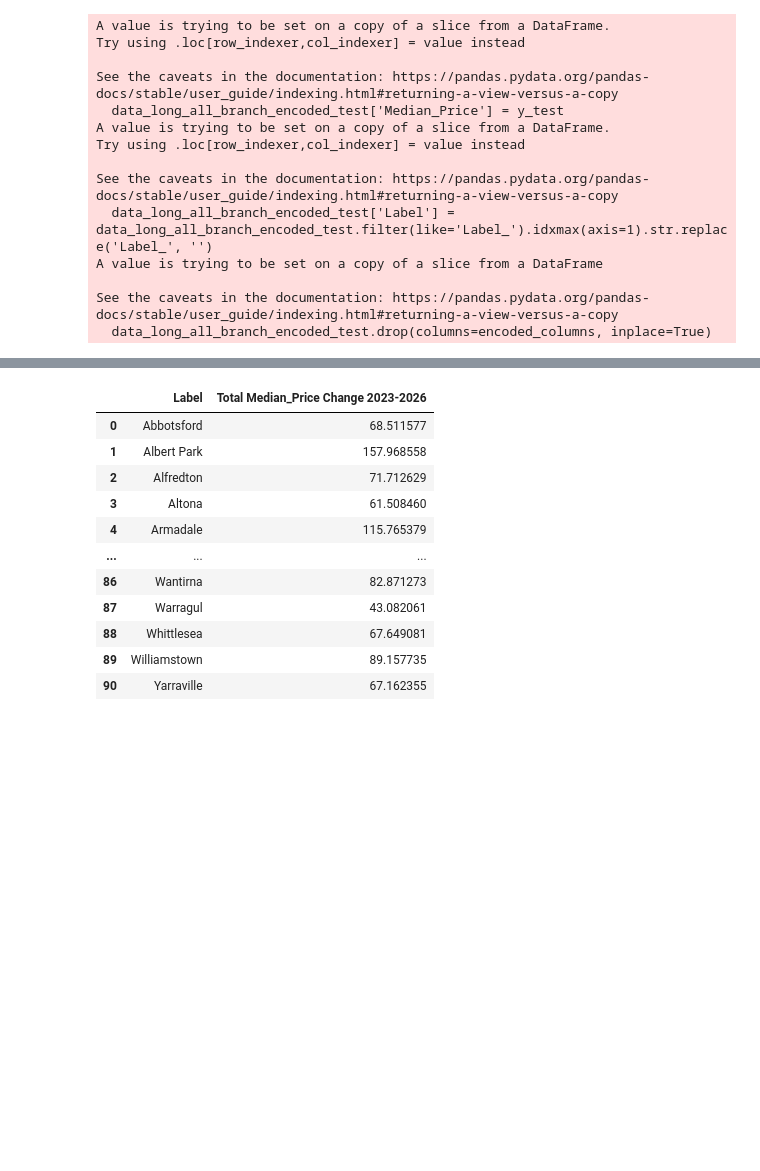
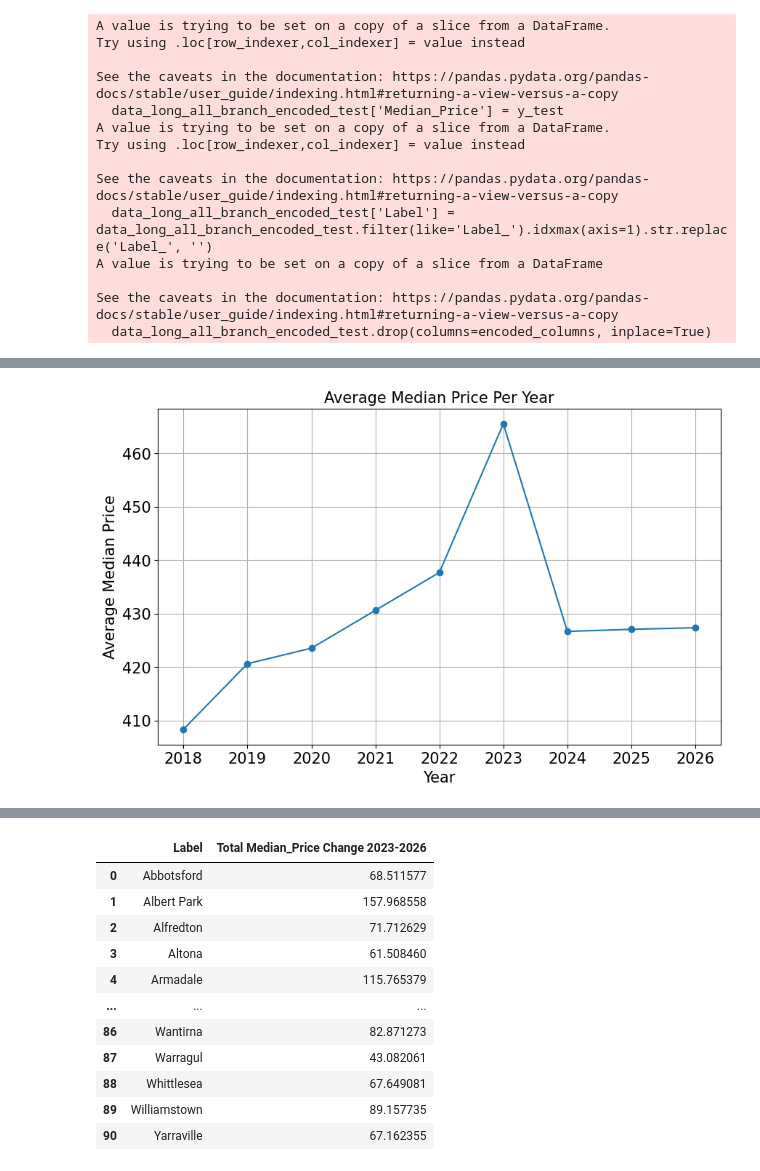
Before and after one commit to MAST30034-AppliedDataScience/project-2-group-real-estate-hexosergeantchelelebratebonitz, a Jupyter notebook: notebooks/Can/Modelling.ipynb, the cells around one changed output, grey strips where cells are left out. Cells and saved outputs as stored; diff of their text form; code cells hidden in the pictures; blank space fills up the shorter version.

```diff
--- a/notebooks/Can/Modelling.ipynb
+++ b/notebooks/Can/Modelling.ipynb
@@ -755,3 +749,19 @@ A value is trying to be set on a copy of a slice from a DataFrame
 
 See the caveats in the documentation: https://pandas.pydata.org/pandas-docs/stable/user_guide/indexing.html#returning-a-view-versus-a-copy
   data_long_all_branch_encoded_test.drop(columns=encoded_columns, inplace=True)
+# %%
+# Tests for XGBoost model
+X_test = data_long_all_branch_cat_test.drop(columns=['Median_Price','Lagged Median_Price','Median_Price Growth','Avg Median_Price Growth','Avg Median_Price Change'])
+dtest = xgb.DMatrix(X_test, enable_categorical=True)
+
+y_test = xgb_model.predict(dtest)
+y_test = np.exp(y_test)
+
+# Add the predicted median prices to the data_long_all_cat_test dataframe
+data_long_all_branch_cat_test['Median_Price'] = y_test
+data_long_all_branch_cat_test
+
+# Join the data_long_all_branch_cat_train and data_long_all_branch_cat_test dataframes
+data_long_all_branch_cat_final = pd.concat([data_long_all_branch_cat_train, data_long_all_branch_cat_test])
+data_long_all_branch_cat_final = data_long_all_branch_cat_final.sort_values(by=['Label', 'Year'])
+data_long_all_branch_cat_final
@@ -758,3 +787,21 @@ See the caveats in the documentation: https://pandas.pydata.org/pandas-docs/stab
+# %%
+# Calculate avg median price in data_long_final_branch
+avg_median_price = data_long_all_branch_cat_final.groupby('Year')['Median_Price'].mean().reset_index()
+avg_median_price.rename(columns={'Median_Price': 'Average Median Price'}, inplace=True)
+
+# Plot
+plt.figure(figsize=(10, 6))
+plt.plot(avg_median_price['Year'], avg_median_price['Average Median Price'], marker='o')
+plt.title('Average Median Price Per Year')
+plt.rc('font', size=15)
+plt.rc('axes', titlesize=15)
+plt.xlabel('Year')
+plt.ylabel('Average Median Price')
+plt.grid(True)
+#plt.savefig('../../plots/average_median_price_projected.png')
+plt.show()
+# %% [output]
+[figure, added]
 # %%
 # Move Label and Year columns to the front
 cols = data_long_all_branch_encoded_test.columns.tolist()
```
Also changed, not shown: parts of 8 cells of this notebook.
